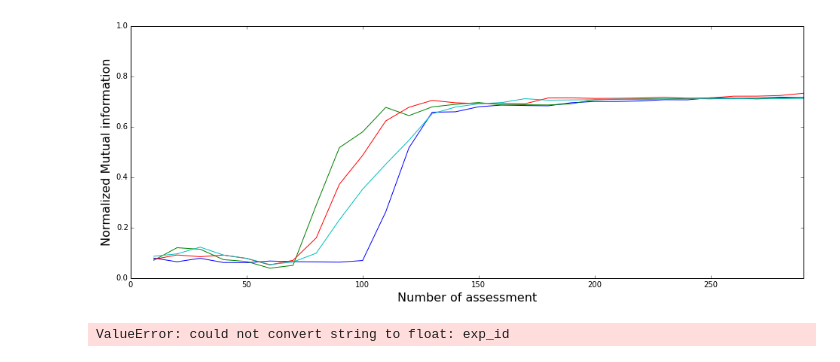
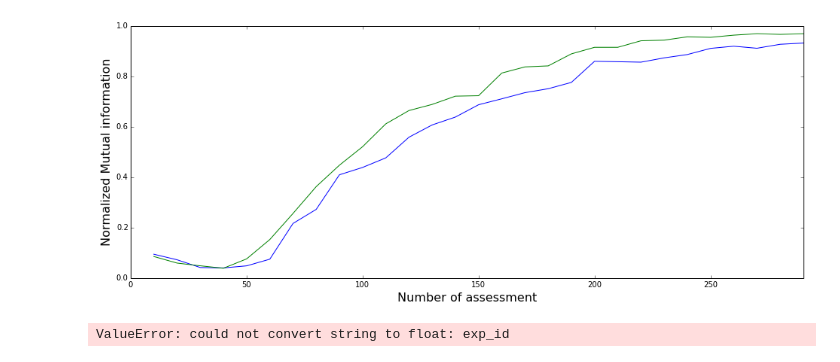
Before and after one commit to sebboyer/Adaptive_clustering, a Jupyter notebook: Display_results.ipynb, the cells around one changed output. Saved outputs shown, nothing was run; the diff lists cells and outputs as text; code cells hidden in the pictures.

```diff
--- a/Display_results.ipynb
+++ b/Display_results.ipynb
@@ -4,25 +4,25 @@ import pickle
 import montecarlo_experiments as mce
 %matplotlib inline
 # %%
-nexp="b"   # Number of the experiment
+nexp="a0"   # Number of the experiment
 
 test1=utils.extractArray_fromCSV("Results/rand"+nexp+".csv",False)
 test2=utils.extractArray_fromCSV("Results/centroid"+nexp+".csv",False)
-# test3=utils.extractArray_fromCSV("Results/explore"+nexp+".csv",False)
+test3=utils.extractArray_fromCSV("Results/explore"+nexp+".csv",False)
 # test4=utils.extractArray_fromCSV("Results/diversity"+nexp+".csv",False)
 test5=utils.extractArray_fromCSV("Results/exploit"+nexp+".csv",False)
 # test6=utils.extractArray_fromCSV("Results/cheating"+nexp+".csv",False)
-test7=utils.extractArray_fromCSV("Results/centroid_exploit"+nexp+".csv",False)
-test8=utils.extractArray_fromCSV("Results/centroid_exploit_alternate"+nexp+".csv",False)
+# test7=utils.extractArray_fromCSV("Results/centroid_exploit"+nexp+".csv",False)
+# test8=utils.extractArray_fromCSV("Results/centroid_exploit_alternate"+nexp+".csv",False)
 # %%
 #####  Displaying results
 
 n_assessments=300
 K=10
 eval_num=pointsOfUpdate(n_assessments,K)
-fig=mce.fig_exp([test7,test8,test5,test1],n_assessments,eval_num,False)
+fig=mce.fig_exp([test1,test5],n_assessments,eval_num,False)
 # %% [output]
-[figure, old version]
+[figure, new version]
 # %%
 def variation(res):
     variation=list()
```
Also changed, not shown: 50 other files.
